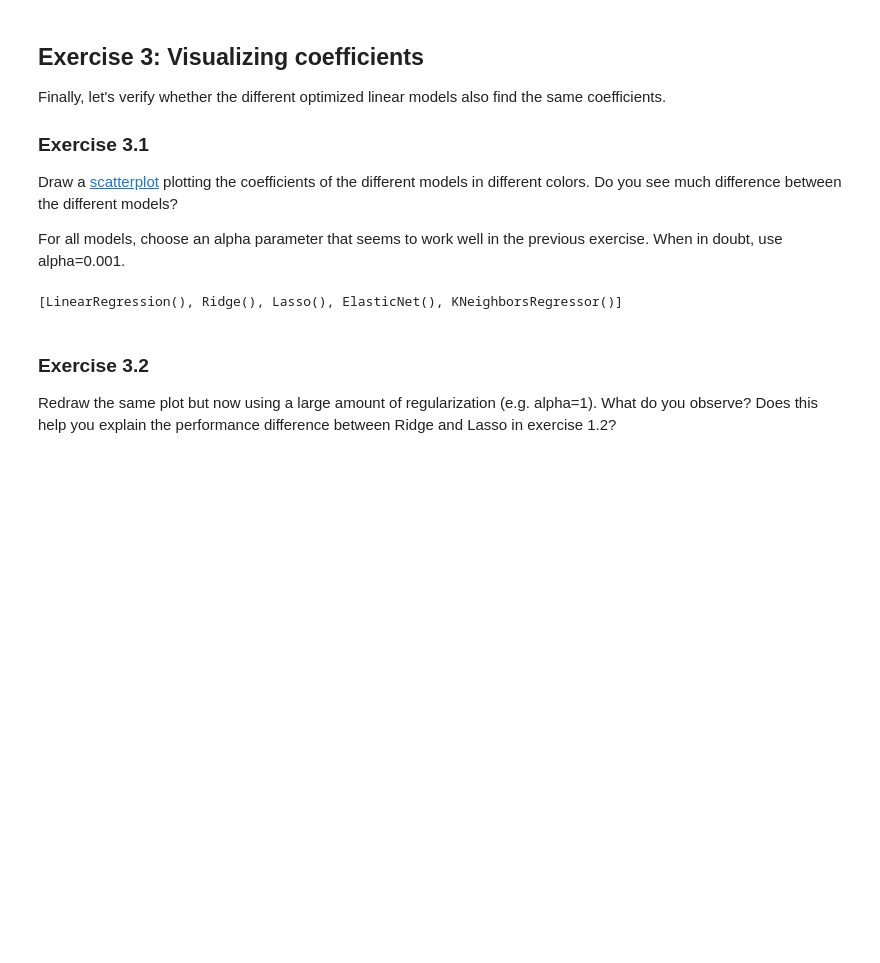
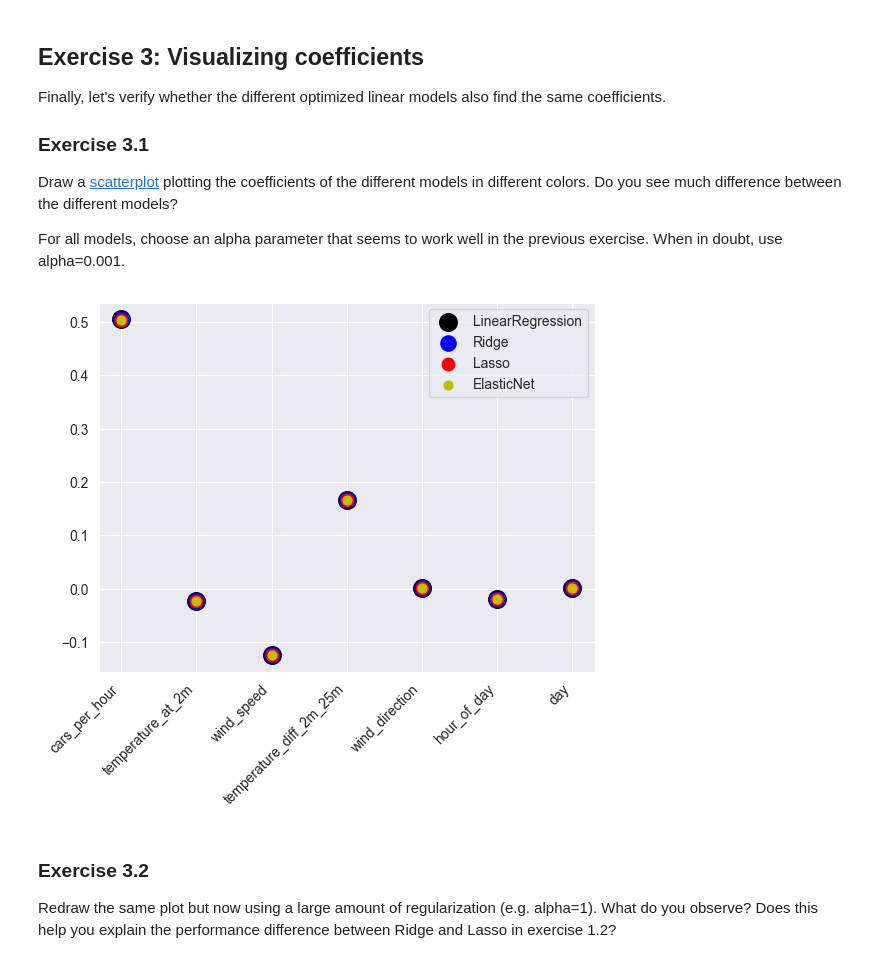
Before and after one commit to Alpaczyk/2AMM15, a Jupyter notebook: labs/Lab 1a - Linear Models for Regression.ipynb, the cells around one changed output. Saved outputs shown, nothing was run; the diff lists cells and outputs as text; code cells hidden in the pictures; blank space fills up the shorter version.

```diff
--- a/labs/Lab 1a - Linear Models for Regression.ipynb
+++ b/labs/Lab 1a - Linear Models for Regression.ipynb
@@ -291,12 +291,21 @@ Finally, let's verify whether the different optimized linear models also find th
 Draw a [scatterplot](https://matplotlib.org/gallery/shapes_and_collections/scatter.html) plotting the coefficients of the different models in different colors. Do you see much difference between the different models?
 
 For all models, choose an alpha parameter that seems to work well in the previous exercise. When in doubt, use alpha=0.001.
-# %%
-lr = models[0].fit(X,y)
-lr.coef()
-rid = models[1](gamma=las_res.bes)
-# %% [output]
-[LinearRegression(), Ridge(), Lasso(), ElasticNet(), KNeighborsRegressor()]
+# %%
+def scatter_coefficients(alpha=0.001):
+    models_to_scatter = [LinearRegression(), Ridge(alpha=alpha), Lasso(alpha=alpha), ElasticNet(alpha=alpha)]
+    coeff = [m.fit(X,y).coef_ for m in models_to_scatter]
+    attribute_names = list(X)
+
+    col = ['k', 'b', 'r', 'y']
+    plt.figure()
+    plt.xticks(rotation=45, ha='right')
+    for i in range(0,4):
+        plt.scatter(attribute_names, coeff[i], s=(4-i)*40, c=col[i], label=models_to_scatter[i].__class__.__name__)
+    plt.legend()
+scatter_coefficients(alpha=0.001)
+# %% [output]
+[figure, added]
 # %% [markdown]
 ### Exercise 3.2
 Redraw the same plot but now using a large amount of regularization (e.g. alpha=1). What do you observe? Does this help you explain the performance difference between Ridge and Lasso in exercise 1.2?
```
Also changed, not shown: parts of 1 cell of this notebook.
